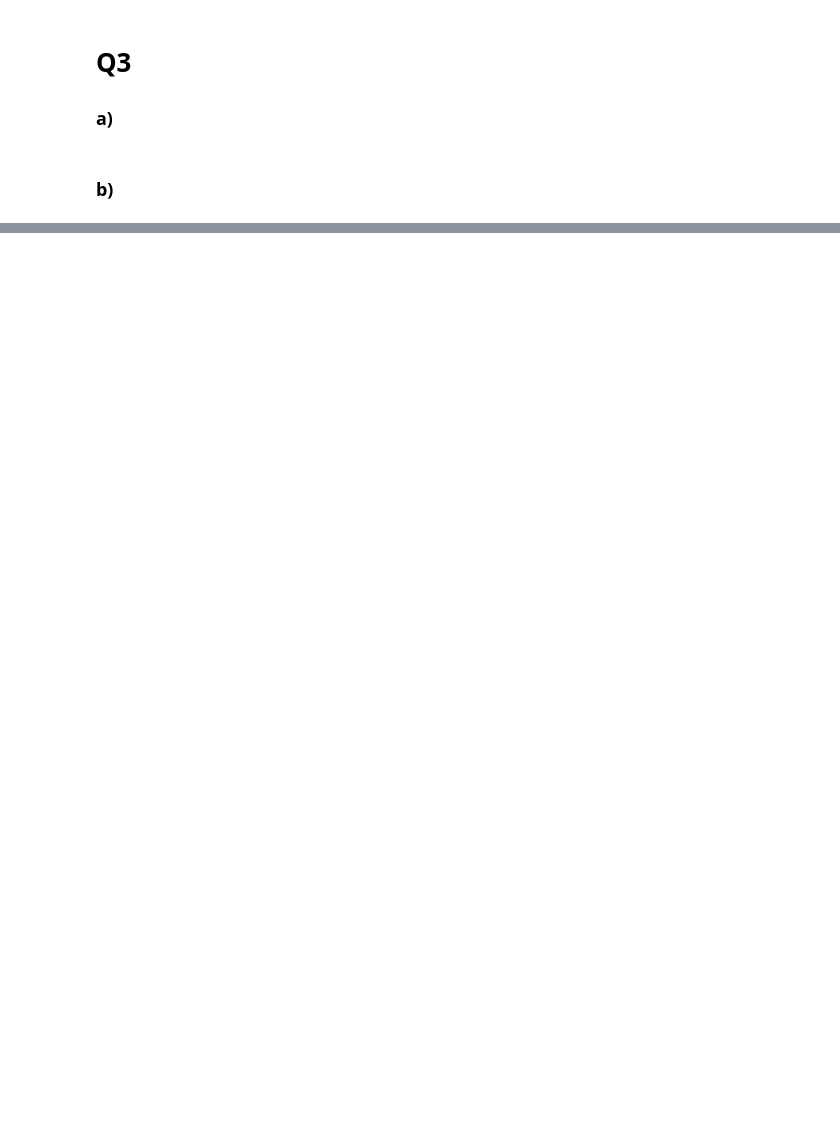
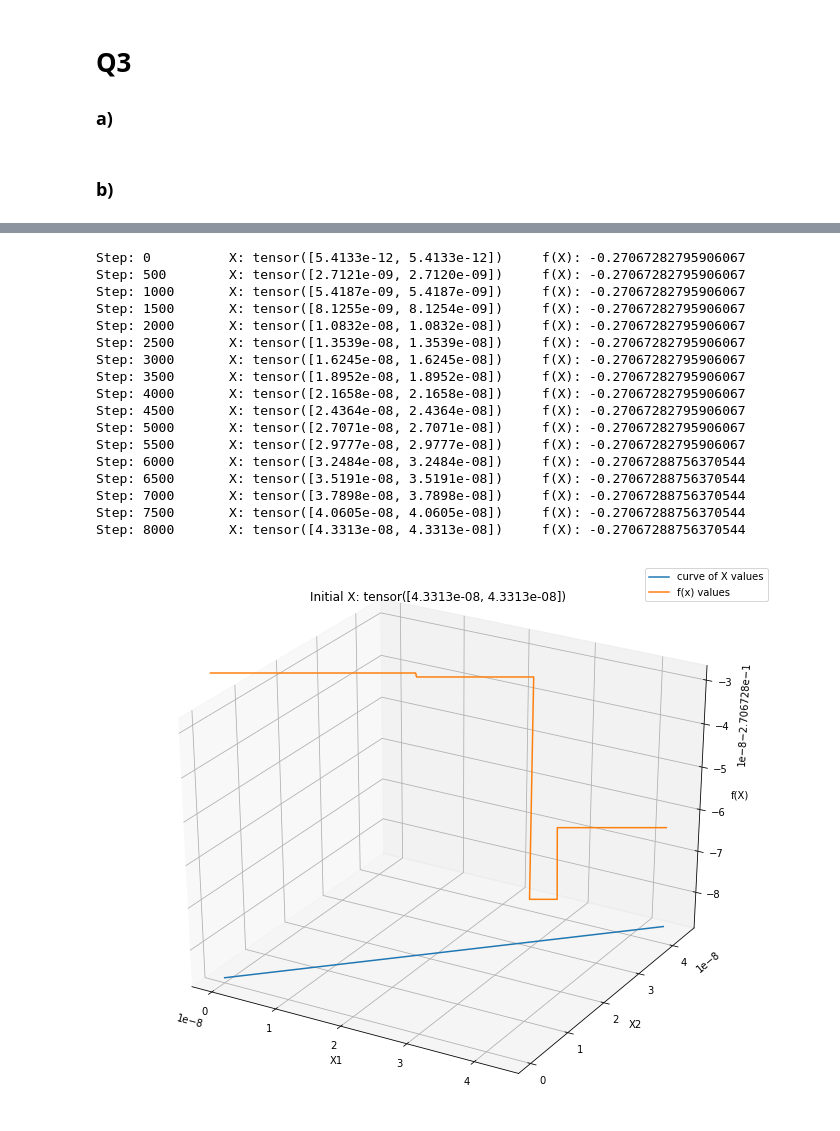
Before and after one commit to bjmedina/stats, a Jupyter notebook: hw1/HW1.ipynb, the cells around one changed output, grey strips where cells are left out. Drawn from its saved outputs; the diff is of its cells as text; code cells hidden in the pictures; blank space fills up the shorter version.

```diff
--- a/hw1/HW1.ipynb
+++ b/hw1/HW1.ipynb
@@ -264,7 +371,6 @@ import matplotlib.pyplot as plt
 # %%
 def f(x):
     'Function that we want to minimize'
-
-    return -2*torch.exp((x[0]-1)**2 + (x[1]-1)**2) - torch.exp((x[0]+2)**2 + (x[1]+3)**2)
+    return -2*torch.exp(-((x[0]-1.0)**2) - ((x[1]-1.0)**2)) - torch.exp(-((x[0]+2)**2) - ((x[1]+3)**2))
 # %% [markdown]
 ### b)
@@ -346,0 +377,61 @@ x1_1
+# %%
+# define list of initial x values
+xs = [torch.tensor([0.0,0.0]), torch.tensor([-1.0,-1.0])]
+
+for x0 in xs:
+    x_0 = torch.autograd.Variable(x0, requires_grad=True)
+
+    stored_x1 = []
+    stored_x2 = []
+    f_X       = []
+
+    # gradient descent parameters
+    step_sz    = 10e-12
+    print_step = 500
+    num_steps  = 8000
+
+    for step in range(num_steps+1):
+        # get the gradient (torch.autograd.grad returns 1-element tuple so need to grab element 0 of the output)
+        x_grad = torch.autograd.grad(f(x_0), x_0)[0]
+
+        x_0.data -= step_sz * x_grad
+
+        if step % print_step == 0:
+            print("Step: {} \t X: {} \t f(X): {}".format(step, x_0.data, f(x_0)))
+
+        stored_x1.append(x_0[0].item())
+        stored_x2.append(x_0[1].item())
+        f_X.append(f(x_0))
+
+    fig = plt.figure(figsize=(12,10))
+    ax  = fig.gca(projection='3d')
+    ax.set_title("Initial X: {}".format(x_0.detach()))
+    ax.plot(stored_x1, stored_x2, zs=min(f_X).detach().item(), zdir='z', label='curve of X values')
+    #print(stored_x1)
+    #plt.plot(stored_x1, stored_x2)
+    ax.plot(stored_x1, stored_x2, zs=f_X, zdir='z', label='f(x) values')
+    ax.legend()
+
+    ax.set_xlabel("X1")
+    ax.set_ylabel("X2")
+    ax.set_zlabel("f(X)")
+    plt.show()
+# %% [output]
+Step: 0          X: tensor([5.4133e-12, 5.4133e-12])     f(X): -0.27067282795906067
+Step: 500        X: tensor([2.7121e-09, 2.7120e-09])     f(X): -0.27067282795906067
+Step: 1000       X: tensor([5.4187e-09, 5.4187e-09])     f(X): -0.27067282795906067
+Step: 1500       X: tensor([8.1255e-09, 8.1254e-09])     f(X): -0.27067282795906067
+Step: 2000       X: tensor([1.0832e-08, 1.0832e-08])     f(X): -0.27067282795906067
+Step: 2500       X: tensor([1.3539e-08, 1.3539e-08])     f(X): -0.27067282795906067
+Step: 3000       X: tensor([1.6245e-08, 1.6245e-08])     f(X): -0.27067282795906067
+Step: 3500       X: tensor([1.8952e-08, 1.8952e-08])     f(X): -0.27067282795906067
+Step: 4000       X: tensor([2.1658e-08, 2.1658e-08])     f(X): -0.27067282795906067
+Step: 4500       X: tensor([2.4364e-08, 2.4364e-08])     f(X): -0.27067282795906067
+Step: 5000       X: tensor([2.7071e-08, 2.7071e-08])     f(X): -0.27067282795906067
+Step: 5500       X: tensor([2.9777e-08, 2.9777e-08])     f(X): -0.27067282795906067
+Step: 6000       X: tensor([3.2484e-08, 3.2484e-08])     f(X): -0.27067288756370544
+Step: 6500       X: tensor([3.5191e-08, 3.5191e-08])     f(X): -0.27067288756370544
+Step: 7000       X: tensor([3.7898e-08, 3.7898e-08])     f(X): -0.27067288756370544
+Step: 7500       X: tensor([4.0605e-08, 4.0605e-08])     f(X): -0.27067288756370544
+Step: 8000       X: tensor([4.3313e-08, 4.3313e-08])     f(X): -0.27067288756370544
+[figure, added]
```
Also changed, not shown: parts of 23 cells of this notebook, 1 other file.
